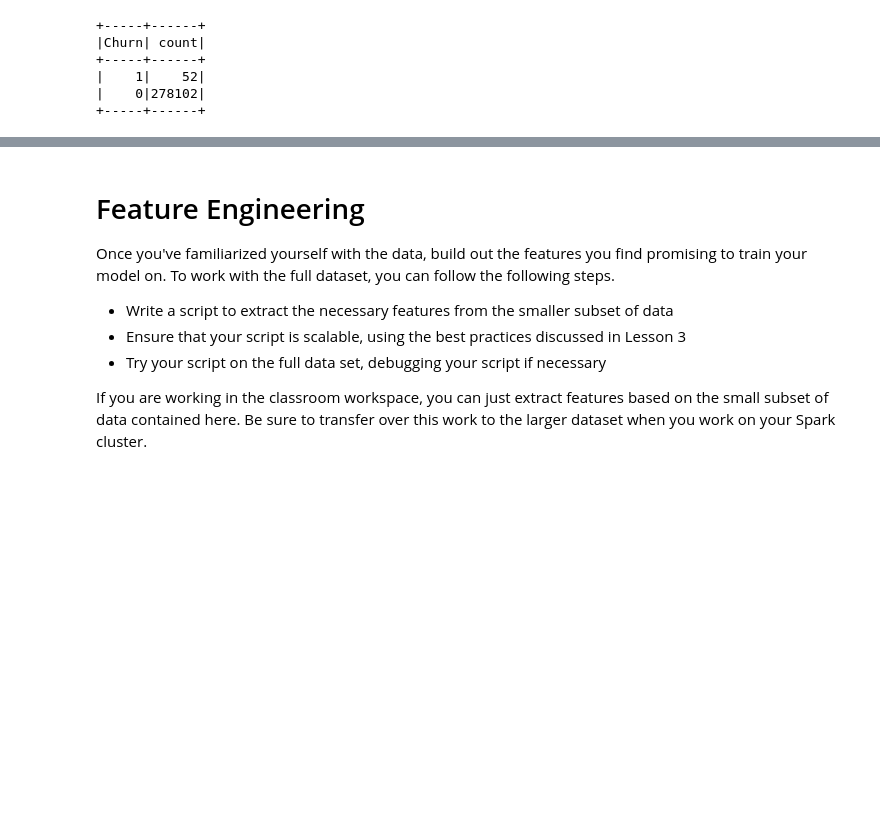
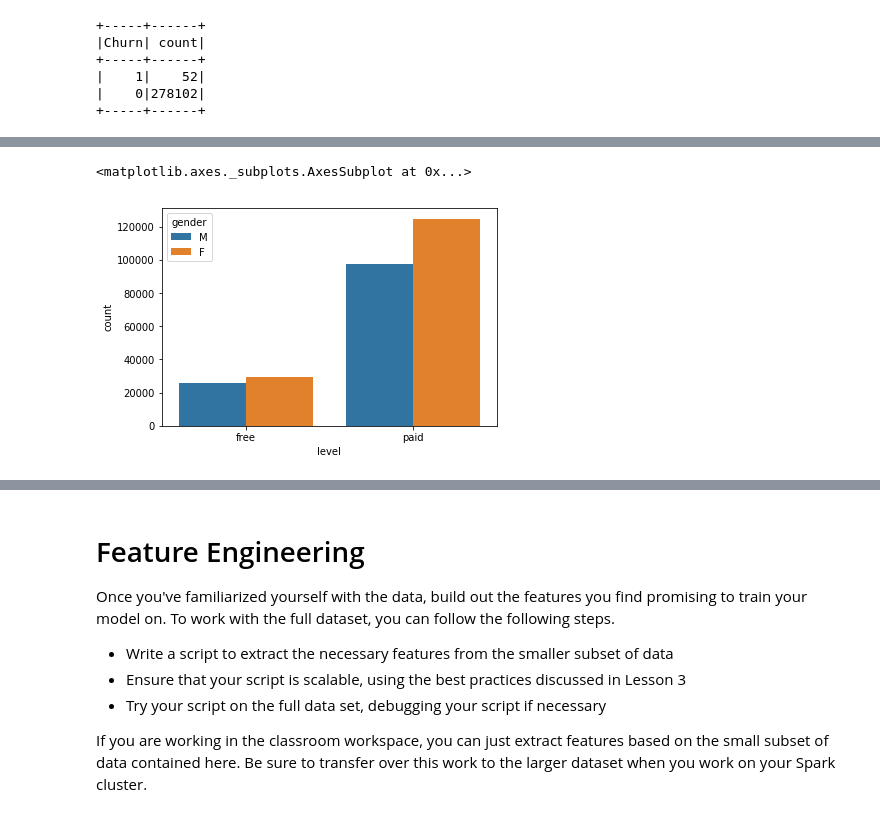
Before and after one commit to NeoxData/Sparkify, a Jupyter notebook: Sparkify.ipynb, the cells around one changed output, grey strips where cells are left out. Saved outputs shown, nothing was run; the diff lists cells and outputs as text; code cells hidden in the pictures; blank space fills up the shorter version.

Commit message:
refactor: adding graph and additional EDA

```diff
--- a/Sparkify.ipynb
+++ b/Sparkify.ipynb
@@ -185,0 +218,6 @@ user_log_cancel.groupby("Churn").count().show()
+# %%
+df_pd = user_log_cancel.groupby(["level","gender"]).count().toPandas()
+sns.barplot(x='level', y='count', hue='gender', data=df_pd)
+# %% [output]
+<matplotlib.axes._subplots.AxesSubplot at 0x...>
+[figure, added]
```
Also changed, not shown: parts of 9 cells of this notebook.
